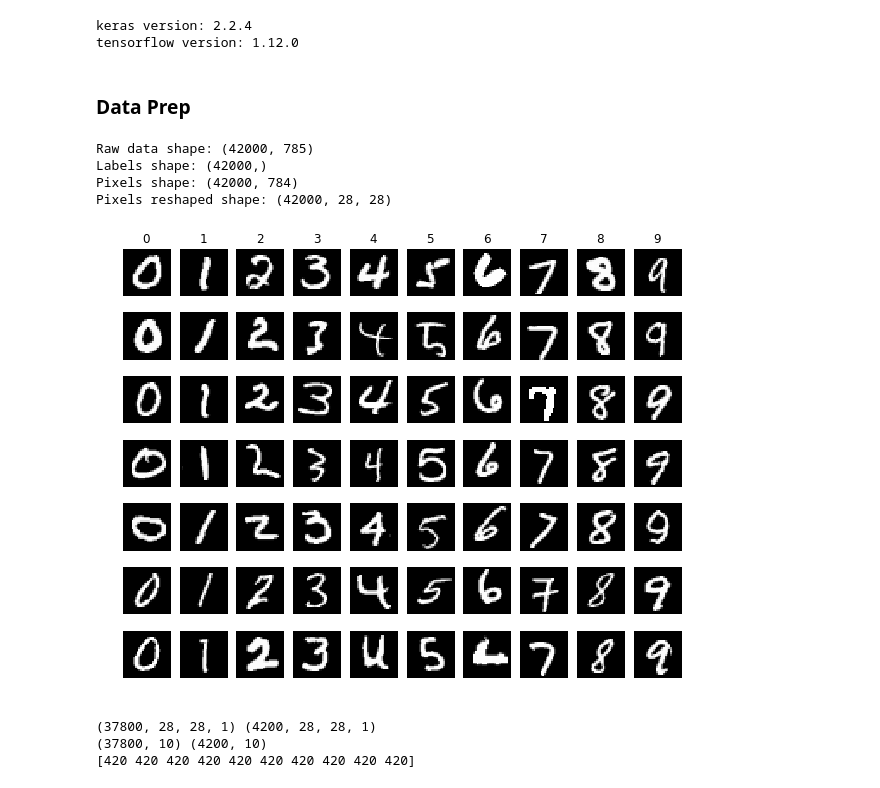
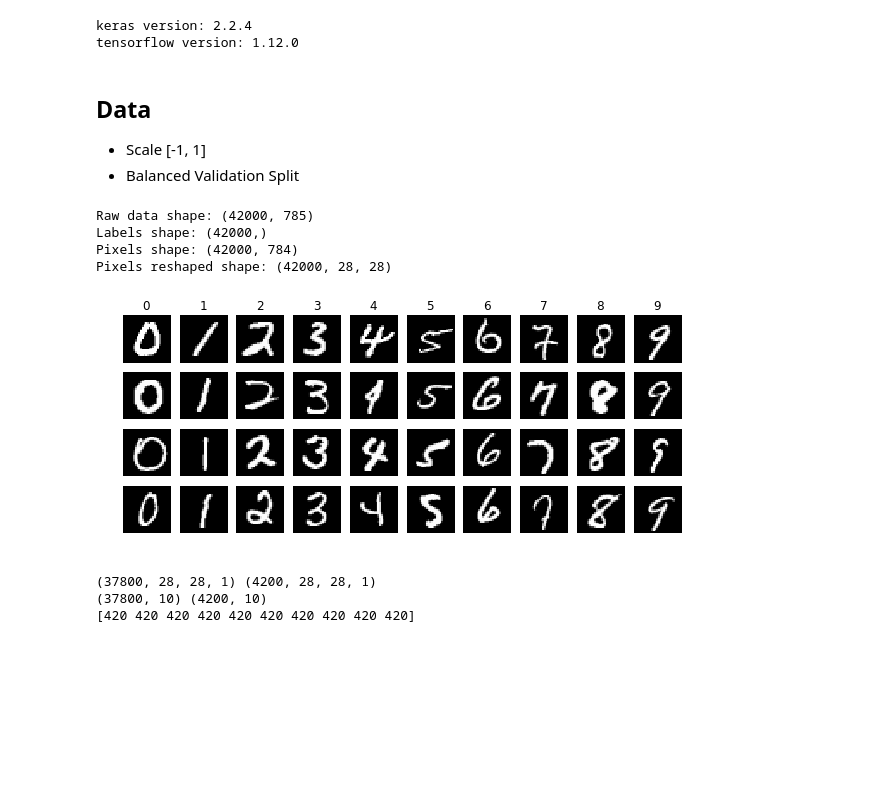
Before and after one commit to g-eoj/kaggle-mnist, a Jupyter notebook: kernels/mnist-inception-9970-test-acc-kernel.ipynb, the cells around one changed output. Saved outputs shown, nothing was run; the diff lists cells and outputs as text; code cells hidden in the pictures; blank space fills up the shorter version.

```diff
--- a/kernels/mnist-inception-9970-test-acc-kernel.ipynb
+++ b/kernels/mnist-inception-9970-test-acc-kernel.ipynb
@@ -66,8 +43,10 @@ print(K.backend(), "version:", tf_version)
 Using TensorFlow backend.
 keras version: 2.2.4
 tensorflow version: 1.12.0
-# %% [markdown]
-### Data Prep
+# %% [markdown]
+## Data
+- Scale \[-1, 1\]
+- Balanced Validation Split
 # %%
 # load data
 rawdata = np.loadtxt('../input/train.csv', dtype=int, delimiter=',', skiprows=1)
@@ -91,25 +70,25 @@ Pixels shape: (42000, 784)
 Pixels reshaped shape: (42000, 28, 28)
 # %%
 # display random sample of images
-plt.rcParams['figure.figsize'] = (10.0, 8.0)
+plt.rcParams['figure.figsize'] = (10.0, 4.0)
 plt.rcParams['image.interpolation'] = 'nearest'
 plt.rcParams['image.cmap'] = 'gray'
 
 num_classes = 10
-samples_per_class = 7
+samples_per_class = 4
 for cls in range(num_classes):
     idxs = np.flatnonzero(y == cls)
     idxs = np.random.choice(idxs, samples_per_class, replace=False)
     for i, idx in enumerate(idxs):
         plt_idx = i * num_classes + cls + 1
         plt.subplot(samples_per_class, num_classes, plt_idx)
         plt.imshow(X[idx])
         plt.axis('off')
         if i == 0:
             plt.title(cls)
 plt.show()
 # %% [output]
-[figure, old version]
+[figure, new version]
 # %%
 # prep the data for training
 
```
Also changed, not shown: parts of 39 cells of this notebook.
